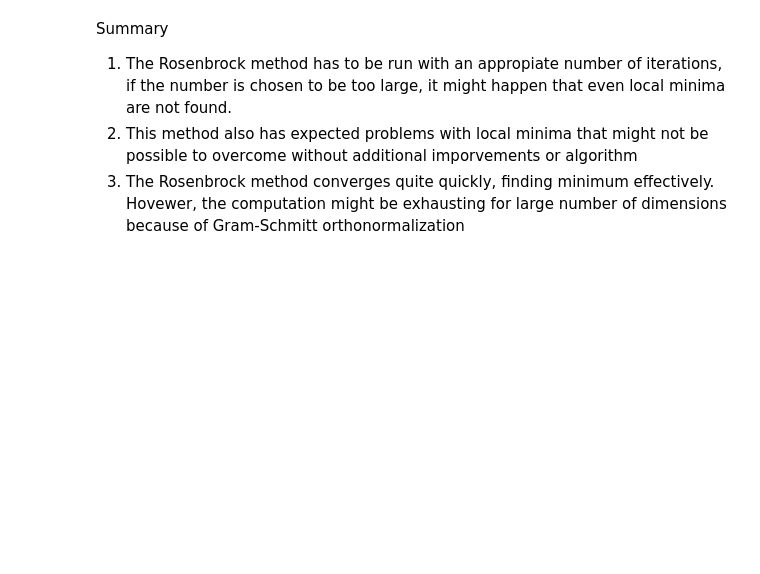
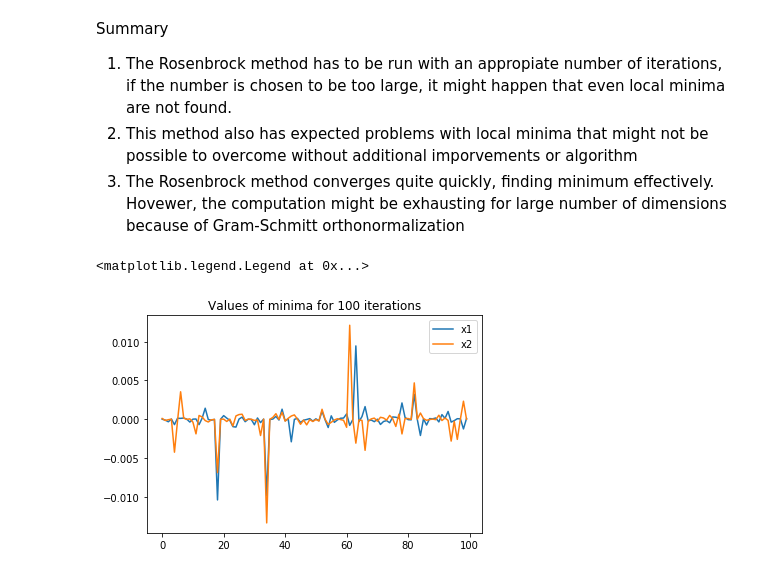
Before and after one commit to LemurPwned/Fundamentals-of-optimization, a Jupyter notebook: Rosenbrock method.ipynb, the cells around one changed output. Drawn from its saved outputs; the diff is of its cells as text; code cells hidden in the pictures; blank space fills up the shorter version.

```diff
--- a/Rosenbrock method.ipynb
+++ b/Rosenbrock method.ipynb
@@ -238,3 +238,23 @@ Summary
 1. The Rosenbrock method has to be run with an appropiate number of iterations, if the number is chosen to be too large, it might happen that even local minima are not found.
 2. This method also has expected problems with local minima that might not be possible to overcome without additional imporvements or algorithm
 3. The Rosenbrock method converges quite quickly, finding minimum effectively. Hovewer, the computation might be exhausting for large number of dimensions because of Gram-Schmitt orthonormalization
+# %%
+def target_function(x):
+    x1 = x[0]
+    x2 = x[1]
+    return (-1)*np.sin(np.pi*(np.sqrt((x1/np.pi)**2 + (x2/np.pi)**2)))\
+            /(np.pi*np.sqrt((x1/np.pi)**2 + (x2/np.pi)**2))
+
+x_init = 2*np.random.random((100,2))-1 #draw x's in the specified interval
+s = np.array([0.1,0.1])
+direction = np.array([[1.0,0.0], [0.0,1.0]])
+minima = []
+for xpair in x_init:
+    p = rosenbrock_method(target_function, np.array(xpair), direction, s, 2, 0.5,30, 0)[0]
+    minima.append(p)
+plt.plot(minima)
+plt.title("Values of minima for 100 iterations")
+plt.legend(['x1', 'x2'])
+# %% [output]
+<matplotlib.legend.Legend at 0x...>
+[figure, added]
```
Also changed, not shown: parts of 3 cells of this notebook, 2 other files.
